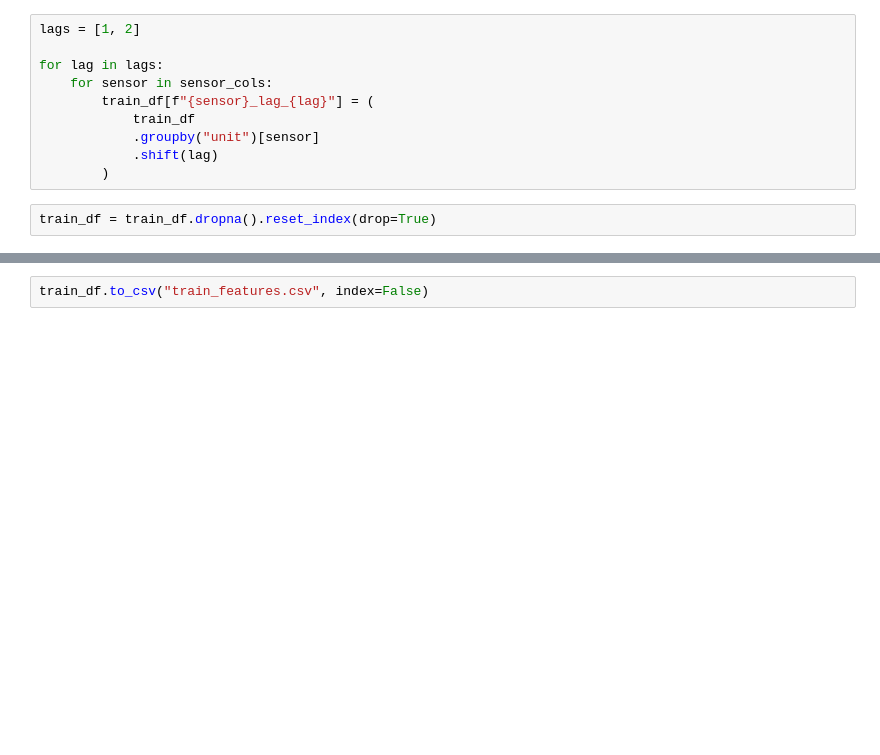
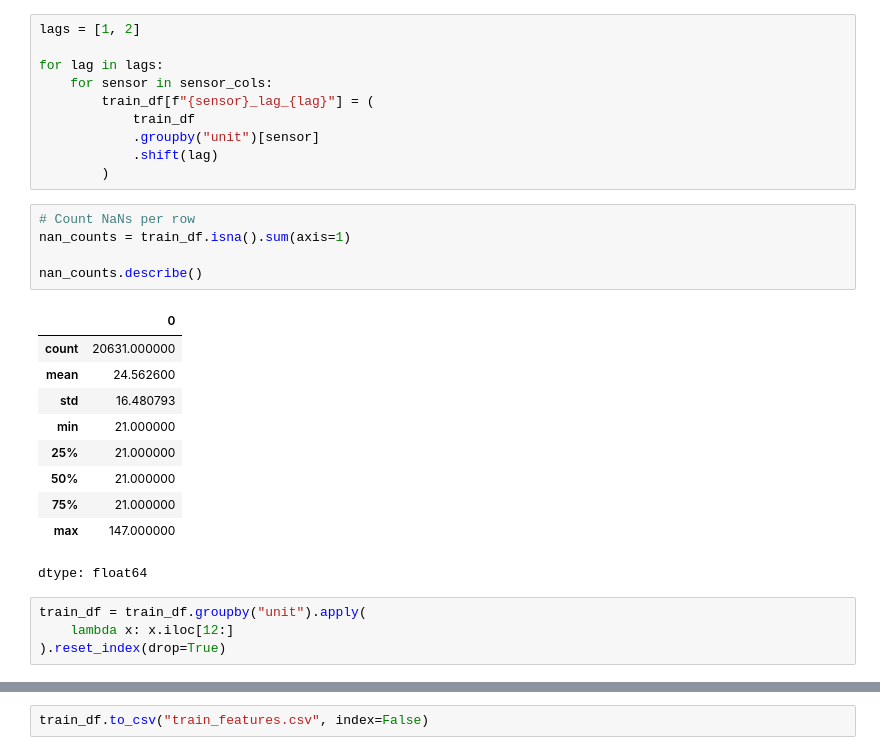
Before and after one commit to vaibhavb2710/factoryguard-ai, a Jupyter notebook: notebooks/02_feature_engineering.ipynb, the cells around one changed output, grey strips where cells are left out. Drawn from its saved outputs; the diff is of its cells as text; blank space fills up the shorter version.

```diff
--- a/notebooks/02_feature_engineering.ipynb
+++ b/notebooks/02_feature_engineering.ipynb
@@ -67,8 +67,26 @@ for lag in lags:
             .groupby("unit")[sensor]
             .shift(lag)
         )
+# %%
+# Count NaNs per row
+nan_counts = train_df.isna().sum(axis=1)
+
+nan_counts.describe()
+# %% [output]
+|  | 0 |
+| count | 20631.000000 |
+| mean | 24.562600 |
+| std | 16.480793 |
+| min | 21.000000 |
+| 25% | 21.000000 |
+| 50% | 21.000000 |
+| 75% | 21.000000 |
+| max | 147.000000 |
+dtype: float64
 # %%
-train_df = train_df.dropna().reset_index(drop=True)
+train_df = train_df.groupby("unit").apply(
+    lambda x: x.iloc[12:]
+).reset_index(drop=True)
 # %%
 train_df.shape
 # %% [output]
```
Also changed, not shown: parts of 1 cell of this notebook.
